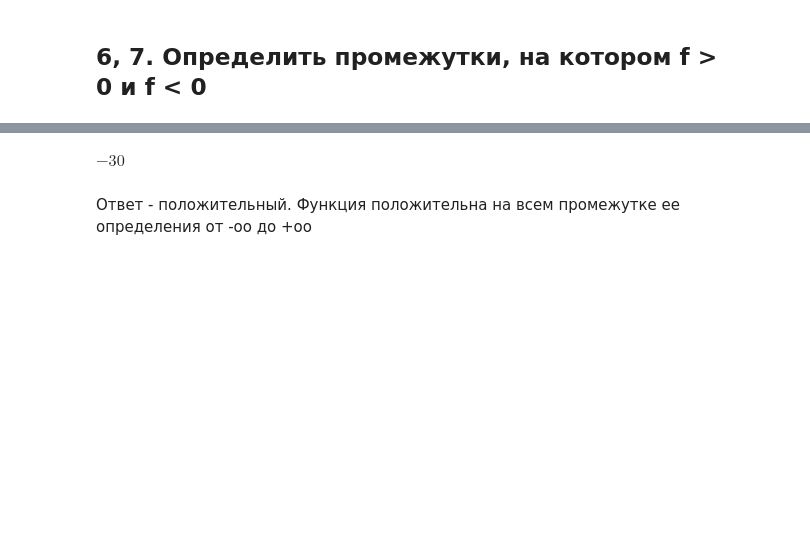
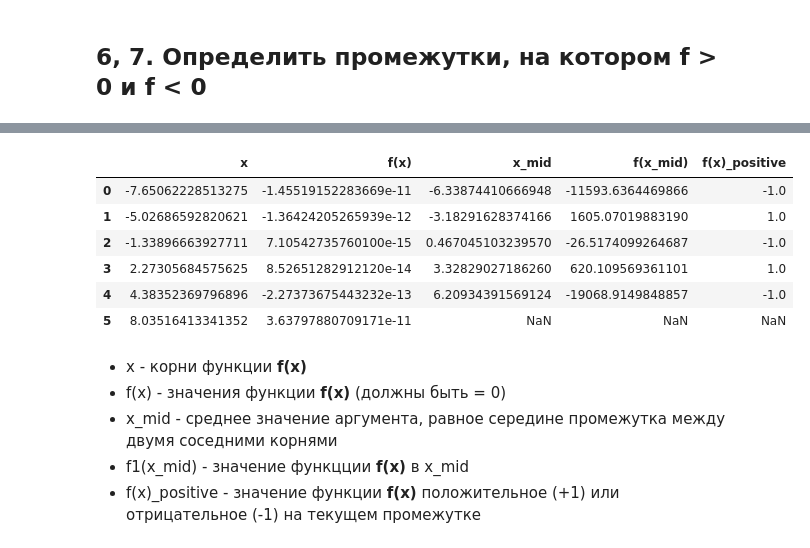
Before and after one commit to Zep314/PyHW11, a Jupyter notebook: task01.ipynb, the cells around one changed output, grey strips where cells are left out. Drawn from its saved outputs; the diff is of its cells as text; code cells hidden in the pictures; blank space fills up the shorter version.

```diff
--- a/task01.ipynb
+++ b/task01.ipynb
@@ -51,0 +37,4 @@ $\displaystyle \cos{\left(1 \right)}$
+# %%
+my_sol_set = list(set([nsolve(f , x) for x in range(-9, 10)]))
+my_sol_set.sort()
+my_sol_set
@@ -124,6 +139,26 @@ $\displaystyle -30$
 # %%
-f.subs(x,0)
+my_df2 = pd.DataFrame({
+        'x':list(my_sol_set),
+        'f(x)':[f.subs(x,x1) for x1 in my_sol_set],
+        'x_mid':[my_sol_set[i]-((my_sol_set[i]-my_sol_set[i+1])/2)
+                 if i<len(my_sol_set)-1 else np.nan for i in range(0,len(my_sol_set))],
+        'f(x_mid)':[f.subs(x,my_sol_set[i]-((my_sol_set[i]-my_sol_set[i+1])/2))
+                     if i<len(my_sol_set)-1 else np.nan for i in range(0,len(my_sol_set))]
+        })
+my_df2['f(x)_positive']=np.where(pd.isnull(my_df2['f(x_mid)']),np.nan,
+                                np.where(my_df2['f(x_mid)']>0,1,-1))
+my_df2
 # %% [output]
-$\displaystyle -30$
+|  | x | f(x) | x_mid | f(x_mid) | f(x)_positive |
+| 0 | -7.65062228513275 | -1.45519152283669e-11 | -6.33874410666948 | -11593.6364469866 | -1.0 |
+| 1 | -5.02686592820621 | -1.36424205265939e-12 | -3.18291628374166 | 1605.07019883190 | 1.0 |
+| 2 | -1.33896663927711 | 7.10542735760100e-15 | 0.467045103239570 | -26.5174099264687 | -1.0 |
+| 3 | 2.27305684575625 | 8.52651282912120e-14 | 3.32829027186260 | 620.109569361101 | 1.0 |
+| 4 | 4.38352369796896 | -2.27373675443232e-13 | 6.20934391569124 | -19068.9149848857 | -1.0 |
+| 5 | 8.03516413341352 | 3.63797880709171e-11 | NaN | NaN | NaN |
 # %% [markdown]
-Ответ - положительный. Функция положительна на всем промежутке ее определения от -oo до +oo
+* x - корни функции **f(x)**
+* f(x) - значения функции **f(x)** (должны быть = 0)
+* x_mid - среднее значение аргумента, равное середине промежутка между двумя соседними корнями
+* f1(x_mid) - значение функцции **f(x)** в x_mid
+* f(x)\_positive - значение функции **f(x)** положительное (+1) или отрицательное (-1) на текущем промежутке
```
Also changed, not shown: parts of 27 cells of this notebook.
